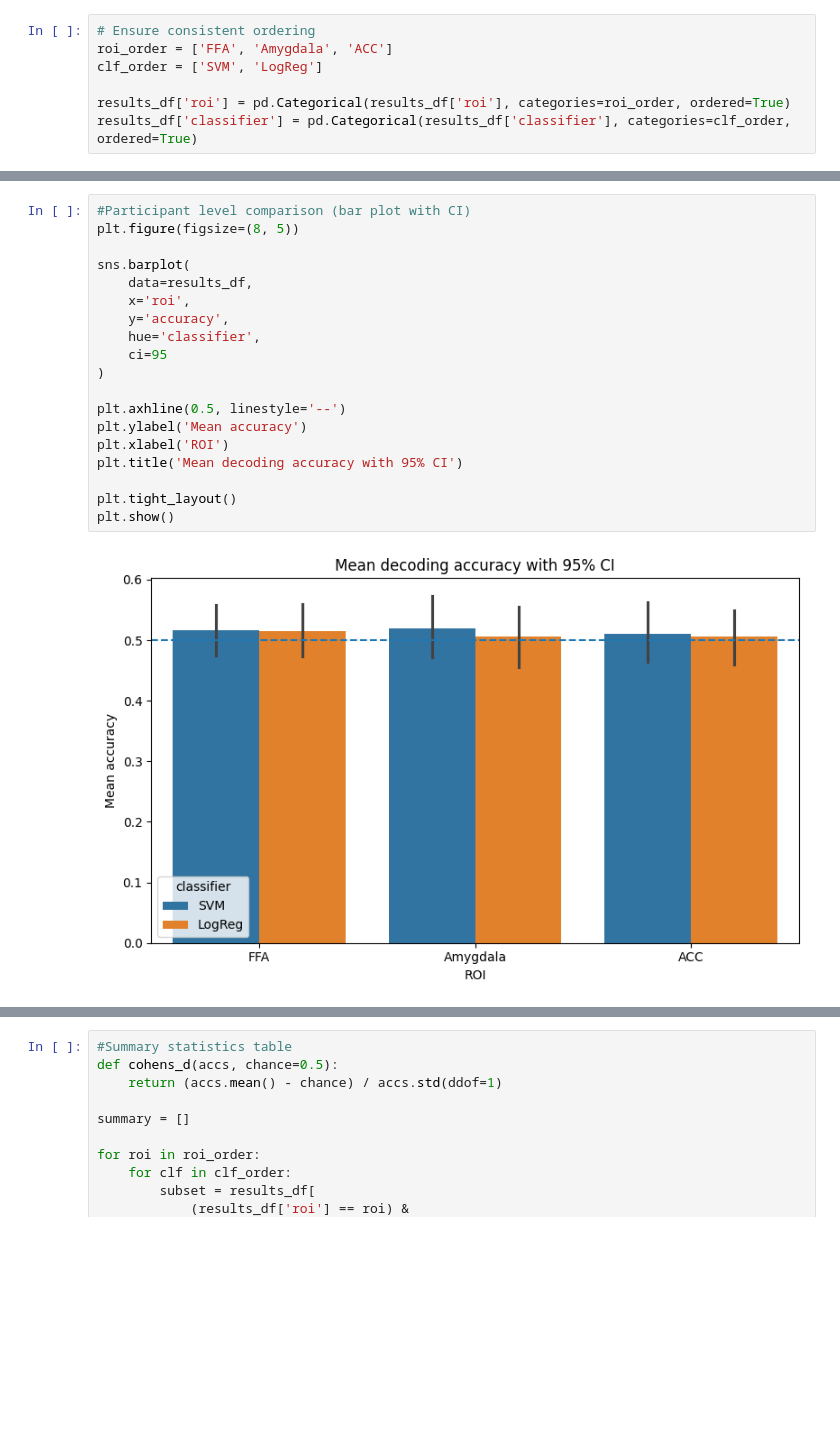
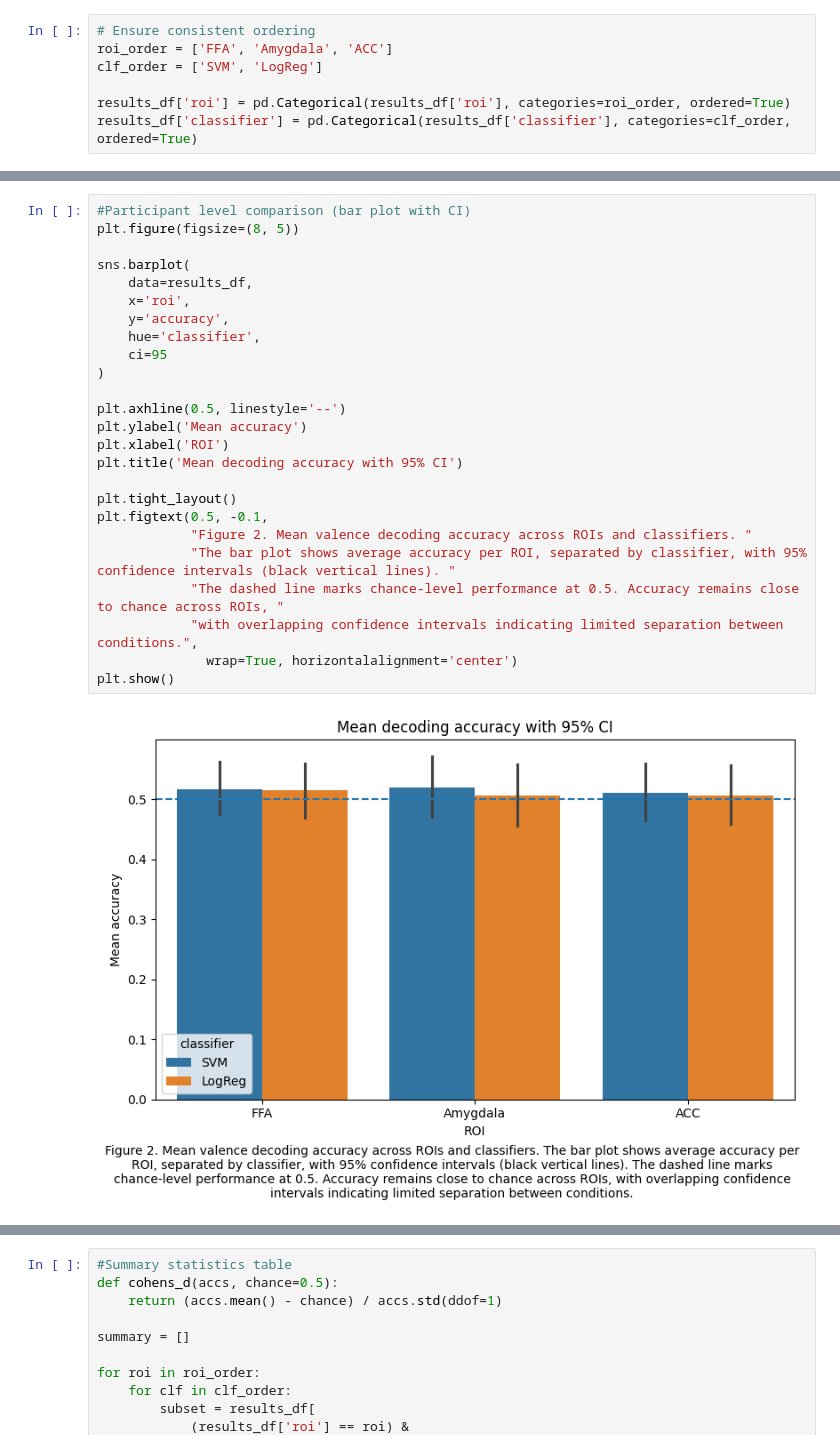
Before and after one commit to lynnv-hub/Mind_Reading, a Jupyter notebook: MVPA_Report2_Template.ipynb, the cells around one changed output, grey strips where cells are left out. Saved outputs shown, nothing was run; the diff lists cells and outputs as text; blank space fills up the shorter version.

```diff
--- a/MVPA_Report2_Template.ipynb
+++ b/MVPA_Report2_Template.ipynb
@@ -600,24 +606,30 @@ plt.show()
 # %%
 #Participant level comparison (bar plot with CI)
 plt.figure(figsize=(8, 5))
 
 sns.barplot(
     data=results_df,
     x='roi',
     y='accuracy',
     hue='classifier',
     ci=95
 )
 
 plt.axhline(0.5, linestyle='--')
 plt.ylabel('Mean accuracy')
 plt.xlabel('ROI')
 plt.title('Mean decoding accuracy with 95% CI')
 
 plt.tight_layout()
+plt.figtext(0.5, -0.1,
+            "Figure 2. Mean valence decoding accuracy across ROIs and classifiers. "
+            "The bar plot shows average accuracy per ROI, separated by classifier, with 95% confidence intervals (black vertical lines). "
+            "The dashed line marks chance-level performance at 0.5. Accuracy remains close to chance across ROIs, "
+            "with overlapping confidence intervals indicating limited separation between conditions.",
+              wrap=True, horizontalalignment='center')
 plt.show()
 # %% [output]
-[figure, old version]
+[figure, new version]
 # %%
 from nilearn import plotting
 from nilearn.image import mean_img
```
Also changed, not shown: parts of 2 cells of this notebook.
